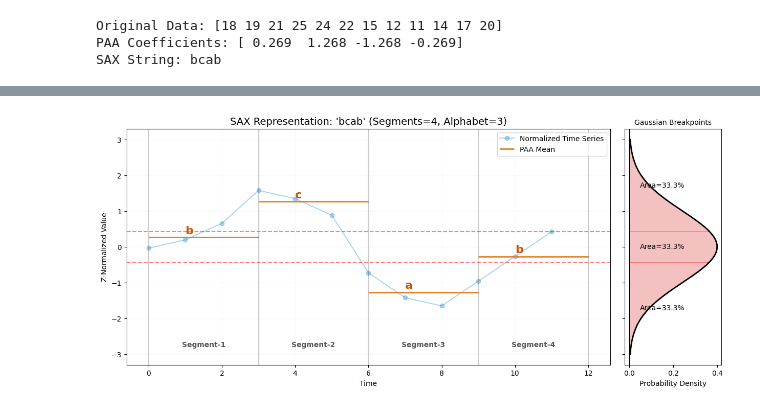
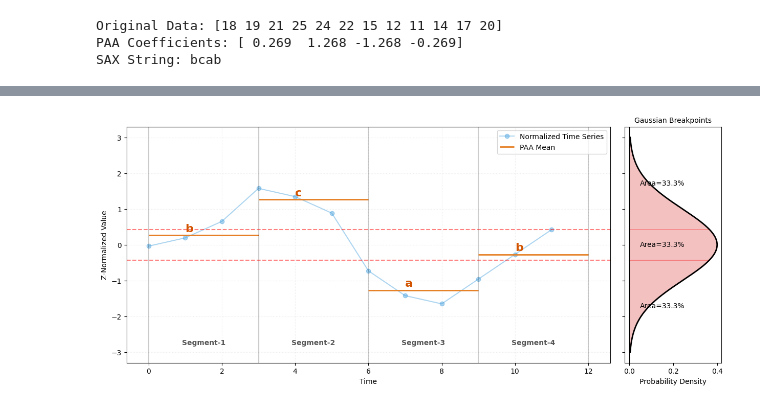
Before and after one commit to owuordickson/t-graank, a Jupyter notebook: analysis/plot_sax.ipynb, the cells around one changed output, grey strips where cells are left out. Cells and saved outputs as stored; diff of their text form; code cells hidden in the pictures.

```diff
--- a/analysis/plot_sax.ipynb
+++ b/analysis/plot_sax.ipynb
@@ -69,35 +69,3 @@ print(f"SAX String: {sax_string}")
 Original Data: [18 19 21 25 24 22 15 12 11 14 17 20]
 PAA Coefficients: [ 0.269  1.268 -1.268 -0.269]
 SAX String: bcab
-# %%
-# --- Visualization ---
-
-plt.figure(figsize=(12, 6))
-
-# Plot normalized time series
-plt.plot(range(n), ts_norm, marker='o', label='Normalized Time Series', color='#3498db', alpha=0.6)
-
-## Plot PAA steps
-## This creates the "staircase" look for the segments
-#paa_extended = np.repeat(paa, n//w)
-#plt.step(range(n), paa_extended, where='post', label='PAA (Segment Means)', color='#e67e22', lw=3)
-
-# Plot Breakpoints (Horizontal Lines)
-for i, bp in enumerate(breakpoints):
-    plt.axhline(y=bp, color='red', linestyle='--', alpha=0.4, label=f'Breakpoint {i+1}' if i==0 else "")
-
-
-# Add Labels
-plt.title(f"SAX Transformation (Result: '{sax_string}')", fontsize=15)
-plt.xlabel("Time (Points)", fontsize=12)
-plt.ylabel("Z-Normalized Value", fontsize=12)
-plt.xticks(range(n))
-plt.legend(loc='upper right')
-plt.grid(True, which='both', linestyle=':', alpha=0.5)
-
-# Annotate the SAX symbols
-for i, symbol in enumerate(sax_string):
-    plt.text(i*3 + 1, paa[i] + 0.1, symbol.lower(), fontsize=20, fontweight='bold', color='#d35400')
-
-plt.tight_layout()
-plt.show()
@@ -131,33 +97,34 @@ for bp in breakpoints:
 for i, symbol in enumerate(sax_string):
     ax1.text(i*3 + 1, paa[i] + 0.1, symbol.lower(), fontsize=16, fontweight='bold', color='#d35400')
 
-ax1.set_title(f"SAX Representation: '{sax_string}' (Segments=4, Alphabet=3)" , fontsize=14)
+#ax1.set_title(f"SAX Representation: '{sax_string}' (Segments=4, Alphabet=3)" , fontsize=14)
 ax1.set_xlabel("Time")
 ax1.set_ylabel("Z-Normalized Value")
 ax1.legend(loc='upper right')
-ax1.grid(True, alpha=0.05)
+#ax1.grid(True, alpha=0.05)
+ax1.grid(True, which='both', linestyle=':', alpha=0.25)
 
 # --- Right Plot: Normal Distribution Curve ---
 y_range = np.linspace(-3, 3, 500)
 x_pdf = norm.pdf(y_range)
 
 ax2.plot(x_pdf, y_range, color='black', lw=2, label='Normal Dist')
 ax2.fill_betweenx(y_range, 0, x_pdf, color='gray', alpha=0.1)
 
 # Color the regions on the curve to match the breakpoints
 colors = ['#f9ebea', '#ebf5fb', '#f4fbf4'] # subtle colors for regions a, b, c
 bounds = [-3] + breakpoints + [3]
 for i in range(len(bounds)-1):
     fill_y = np.linspace(bounds[i], bounds[i+1], 100)
     ax2.fill_betweenx(fill_y, 0, norm.pdf(fill_y), color='red', alpha=0.2)
     # Add label for the region
     ax2.text(0.05, (bounds[i]+bounds[i+1])/2, f"Area={100/a:.1f}%", verticalalignment='center')
 
 ax2.set_title("Gaussian Breakpoints", fontsize=10)
 ax2.set_xlabel("Probability Density")
 ax2.axvline(0, color='black', lw=1)
 
 plt.show()
 #plt.savefig('sax_example.png', dpi=300)
 # %% [output]
-[figure, old version]
+[figure, new version]
```
Also changed, not shown: parts of 1 cell of this notebook, 1 other file.
